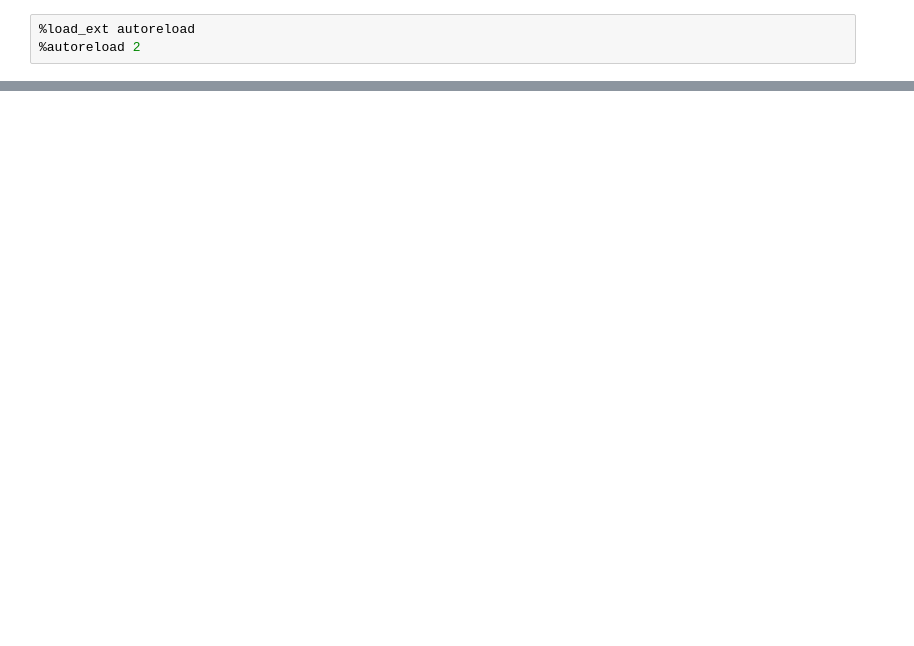
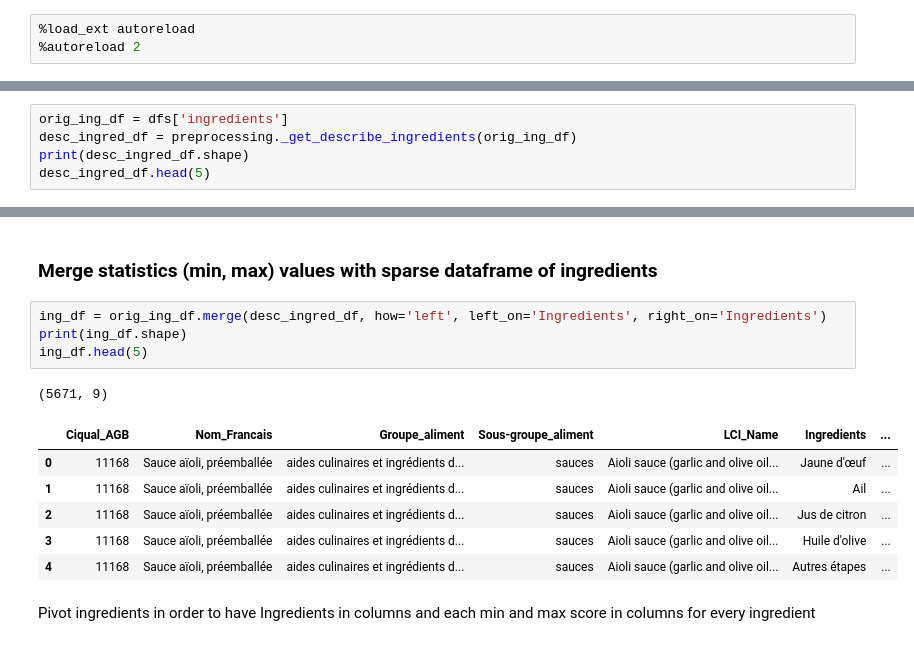
Before and after one commit to pattypooh/agribalyse, a Jupyter notebook: notebooks/02-preprocessing.ipynb, the cells around one changed output, grey strips where cells are left out. Saved outputs shown, nothing was run; the diff lists cells and outputs as text; blank space fills up the shorter version.

```diff
--- a/notebooks/02-preprocessing.ipynb
+++ b/notebooks/02-preprocessing.ipynb
@@ -156,0 +37,5 @@ ingred_df
+# %%
+orig_ing_df = dfs['ingredients']
+desc_ingred_df = preprocessing._get_describe_ingredients(orig_ing_df)
+print(desc_ingred_df.shape)
+desc_ingred_df.head(5)
@@ -156,0 +50,16 @@ ingred_df
+# %% [markdown]
+### Merge statistics (min, max) values with sparse dataframe of ingredients
+# %%
+ing_df = orig_ing_df.merge(desc_ingred_df, how='left', left_on='Ingredients', right_on='Ingredients')
+print(ing_df.shape)
+ing_df.head(5)
+# %% [output]
+(5671, 9)
+|  | Ciqual_AGB | Nom_Francais | Groupe_aliment | Sous-groupe_aliment | LCI_Name | Ingredients | ... |
+| 0 | 11168 | Sauce aïoli, préemballée | aides culinaires et ingrédients d... | sauces | Aioli sauce (garlic and olive oil... | Jaune d'œuf | ... |
+| 1 | 11168 | Sauce aïoli, préemballée | aides culinaires et ingrédients d... | sauces | Aioli sauce (garlic and olive oil... | Ail | ... |
+| 2 | 11168 | Sauce aïoli, préemballée | aides culinaires et ingrédients d... | sauces | Aioli sauce (garlic and olive oil... | Jus de citron | ... |
+| 3 | 11168 | Sauce aïoli, préemballée | aides culinaires et ingrédients d... | sauces | Aioli sauce (garlic and olive oil... | Huile d'olive | ... |
+| 4 | 11168 | Sauce aïoli, préemballée | aides culinaires et ingrédients d... | sauces | Aioli sauce (garlic and olive oil... | Autres étapes | ... |
+# %% [markdown]
+Pivot ingredients in order to have Ingredients in columns and each min and max score in columns for every ingredient
```
Also changed, not shown: parts of 28 cells of this notebook, 2 other files.
